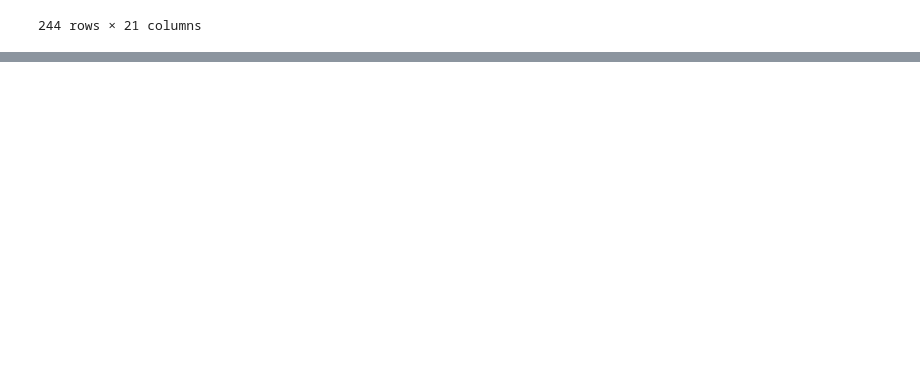
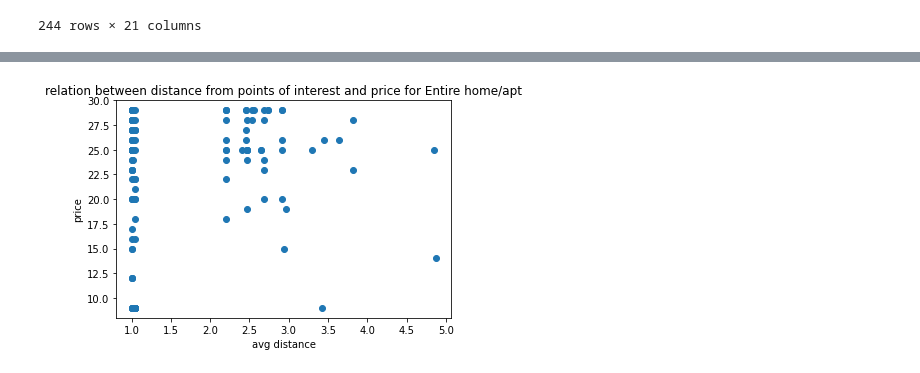
Before and after one commit to AlessandroTorella/Airbnb_project, a Jupyter notebook: Project_netwok_lele (2).ipynb, the cells around one changed output, grey strips where cells are left out. Saved outputs shown, nothing was run; the diff lists cells and outputs as text; code cells hidden in the pictures; blank space fills up the shorter version.

```diff
--- a/Project_netwok_lele (2).ipynb
+++ b/Project_netwok_lele (2).ipynb
@@ -540,0 +624,10 @@ df_sahred=df_red_shared
+# %%
+x=df_apt_reduct['correspondent station grade']
+y=df_apt_reduct['price']
+plt.scatter(x, y)
+plt.title(f'relation between distance from points of interest and price for {df.room_type.iloc[0]}')
+plt.xlabel('avg distance')
+plt.ylabel('price')
+plt.show()
+# %% [output]
+[figure, added]
```
Also changed, not shown: parts of 19 cells of this notebook.
